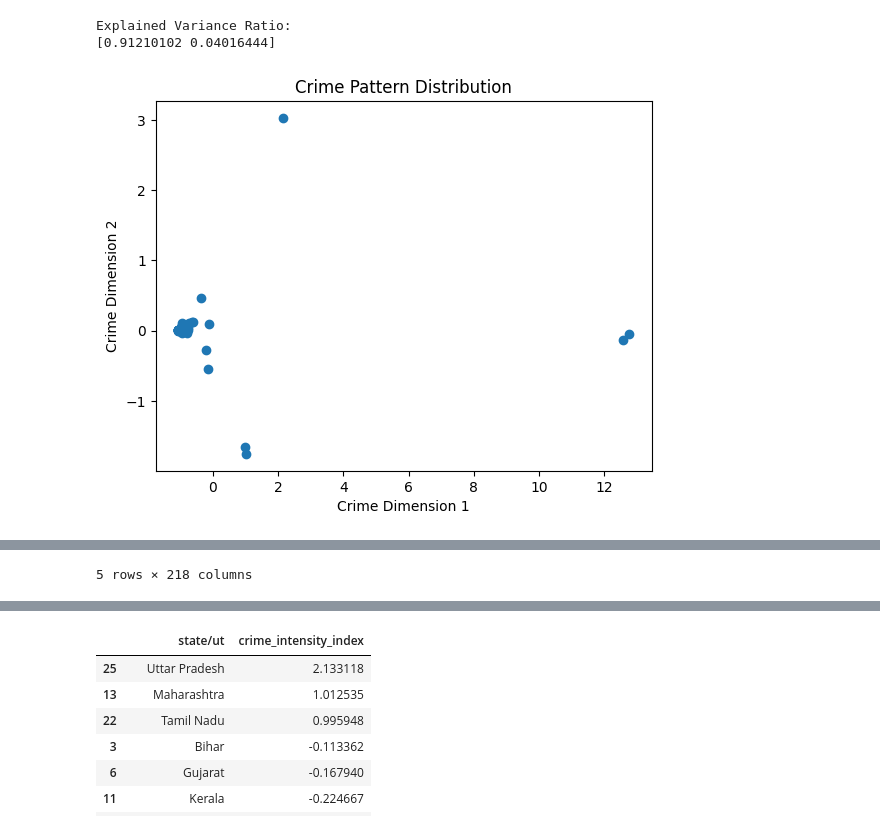
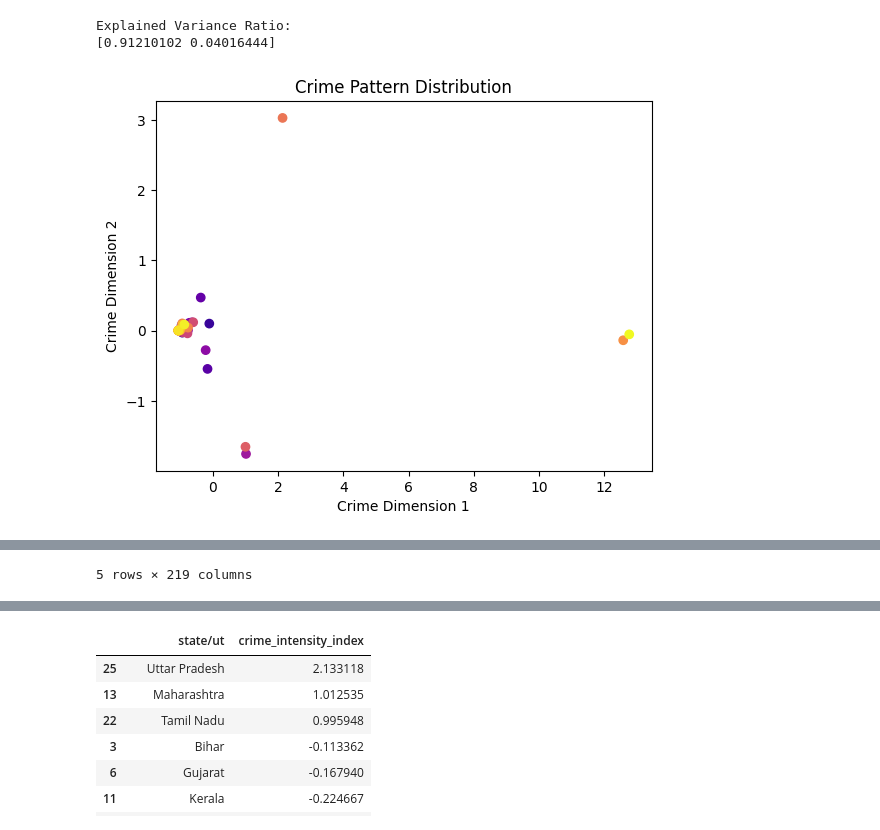
Before and after one commit to Pratham0741-lab/CODA, a Jupyter notebook: CODA_ANALYSIS_1A.ipynb, the cells around one changed output, grey strips where cells are left out. Saved outputs shown, nothing was run; the diff lists cells and outputs as text; code cells hidden in the pictures.

```diff
--- a/CODA_ANALYSIS_1A.ipynb
+++ b/CODA_ANALYSIS_1A.ipynb
@@ -414,23 +414,24 @@ df_pca = pd.DataFrame(
 df_final = pd.concat([df.reset_index(drop=True), df_pca], axis=1)
 # %%
 import matplotlib.pyplot as plt
+colors = np.arange(len(df_pca))
 
 plt.scatter(df_pca["crime_dimension_1"],
-            df_pca["crime_dimension_2"])
+            df_pca["crime_dimension_2"],c=colors,cmap="plasma")
 
 plt.xlabel("Crime Dimension 1")
 plt.ylabel("Crime Dimension 2")
 plt.title("Crime Pattern Distribution")
 plt.show()
 df.head()
 # %% [output]
-[figure, old version]
+[figure, new version]
 |  | sl._no. | state/ut | crime_against_women_-_related_act... | crime_against_women_-_related_act... | crime_against_women_-_related_act... | ... |
 | 0 | 1 | Andhra Pradesh | 353 | 353 | 1.3 | ... |
 | 1 | 2 | Arunachal Pradesh | 0 | 0 | 0.0 | ... |
 | 2 | 3 | Assam | 162 | 162 | 0.9 | ... |
 | 3 | 4 | Bihar | 3665 | 3665 | 6.0 | ... |
 | 4 | 5 | Chhattisgarh | 8 | 8 | 0.1 | ... |
-5 rows × 218 columns
+5 rows × 219 columns
 # %%
 df["crime_intensity_index"] = X_pca[:, 0]
```
Also changed, not shown: parts of 2 cells of this notebook, 2 other files.
